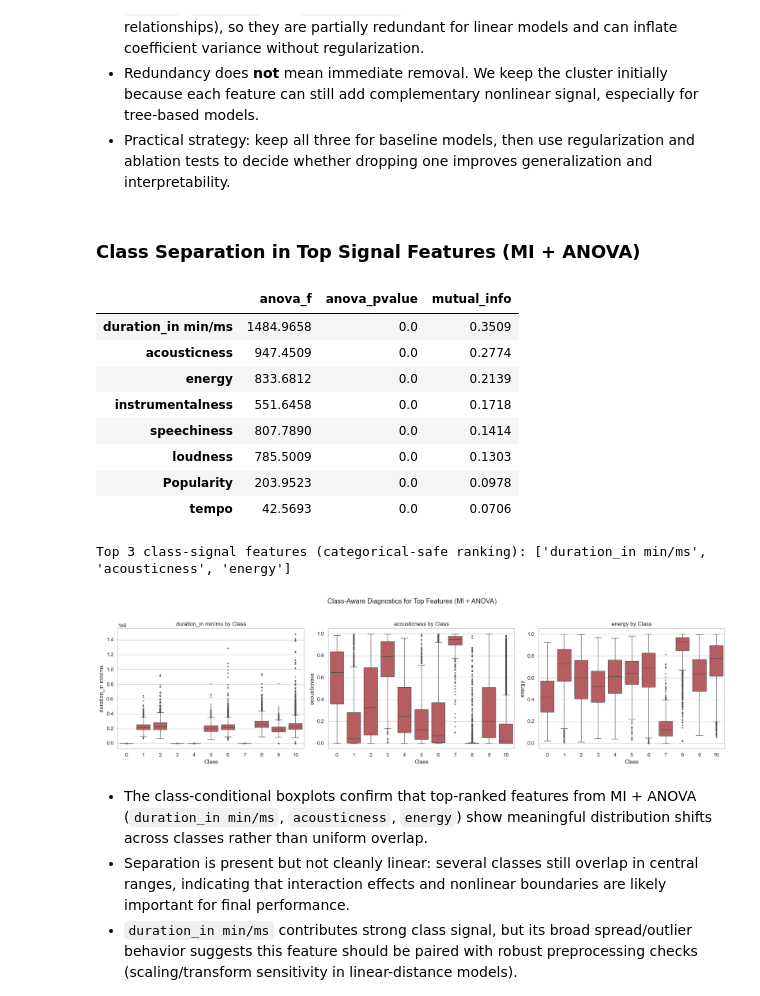
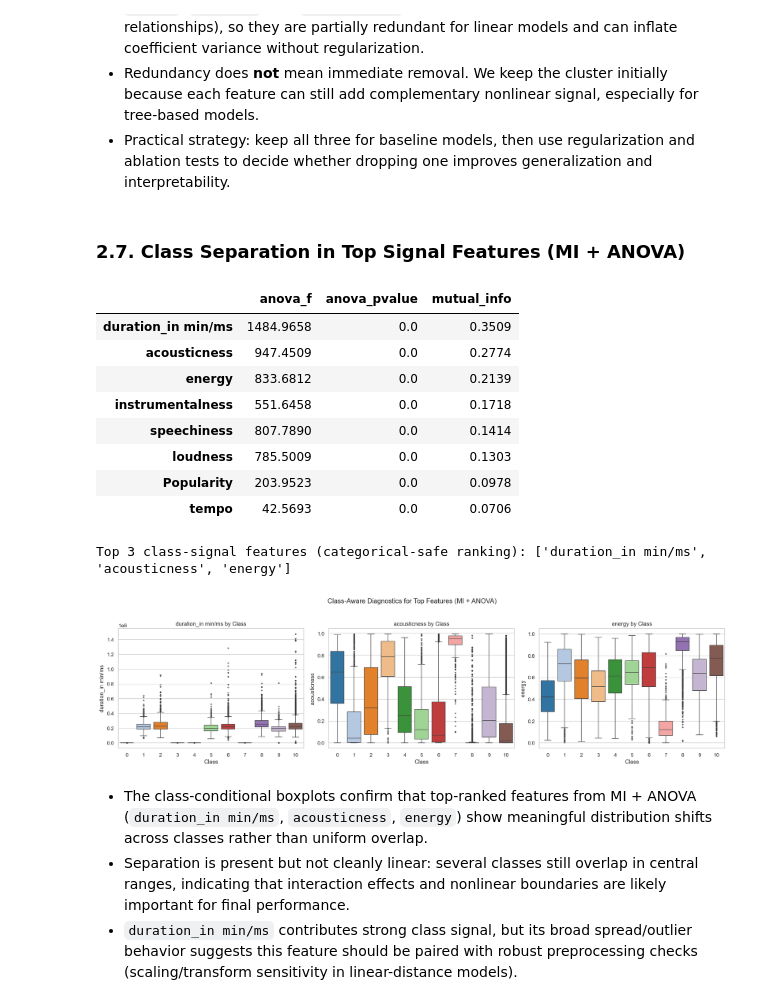
Before and after one commit to 7u4n10/ml-music-class, a Jupyter notebook: notebooks/project_part_2_Team_#.ipynb, the cells around one changed output. Saved outputs shown, nothing was run; the diff lists cells and outputs as text; code cells hidden in the pictures.

```diff
--- a/notebooks/project_part_2_Team_#.ipynb
+++ b/notebooks/project_part_2_Team_#.ipynb
@@ -114,0 +218,6 @@ summary_table
+# %%
+# Quick categorical sanity checks.
+for col in CATEGORICAL_SNAPSHOT_COLS:
+    if col in df.columns:
+        print(f"\nValue counts for {col}:")
+        display(df[col].value_counts(dropna=False).to_frame("count"))
@@ -117,11 +239,12 @@ summary_table
 # %%
 # Question: What are the distribution shapes and skew patterns of focused features?
-plot_df = eda_df[focused_features].copy()
+plot_df = eda_df[FOCUSED_FEATURES].copy()
+feature_palette = sns.color_palette(PALETTE, n_colors=len(FOCUSED_FEATURES))
 
-fig, axes = plt.subplots(2, 4, figsize=(20, 9))
-for i, col in enumerate(focused_features):
+fig, axes = plt.subplots(2, 4, figsize=FIGSIZE_WIDE)
+for i, col in enumerate(FOCUSED_FEATURES):
     ax = axes[i // 4, i % 4]
-    sns.histplot(plot_df[col], bins=35, kde=True, ax=ax, color="#4C72B0")
+    sns.histplot(plot_df[col], bins=35, kde=True, ax=ax, color=feature_palette[i])
     ax.set_title(f"Histogram: {col}")
     ax.set_xlabel(col)
 
@@ -187,9 +321,10 @@ scatter_pairs = [
     ("energy", "acousticness"),
     ("loudness", "acousticness"),
 ]
+scatter_palette = sns.color_palette(PALETTE, n_colors=len(scatter_pairs))
 
-fig, axes = plt.subplots(1, 3, figsize=(18, 5))
-for ax, (x_col, y_col) in zip(axes, scatter_pairs):
+fig, axes = plt.subplots(1, 3, figsize=FIGSIZE_THREE_PANEL)
+for ax, (x_col, y_col), pair_color in zip(axes, scatter_pairs, scatter_palette):
     sns.scatterplot(
         data=eda_df,
         x=x_col,
@@ -198,6 +333,7 @@ for ax, (x_col, y_col) in zip(axes, scatter_pairs):
         s=18,
         linewidth=0,
         ax=ax,
+        color=pair_color,
     )
     ax.set_title(f"{x_col} vs {y_col}")
 
@@ -213,53 +349,63 @@ Correlation conclusions for modeling:
 - Redundancy does **not** mean immediate removal. We keep the cluster initially because each feature can still add complementary nonlinear signal, especially for tree-based models.
 - Practical strategy: keep all three for baseline models, then use regularization and ablation tests to decide whether dropping one improves generalization and interpretability.
 # %% [markdown]
-### Class Separation in Top Signal Features (MI + ANOVA)
+### 2.7. Class Separation in Top Signal Features (MI + ANOVA)
 # %%
 # Question: Which top signal features differ most across classes?
 # `Class` is categorical, so Pearson correlation to class codes is not appropriate.
 from sklearn.feature_selection import f_classif, mutual_info_classif
 
-X = eda_df[focused_features].copy()
-y = eda_df[target_col].copy()
+X = eda_df[FOCUSED_FEATURES].copy()
+y = eda_df[TARGET_COL].copy()
 
 # Handle missingness for score computation.
 X_imputed = X.fillna(X.median(numeric_only=True))
 
 f_vals, p_vals = f_classif(X_imputed, y)
-mi_vals = mutual_info_classif(X_imputed, y, random_state=42)
+mi_vals = mutual_info_classif(X_imputed, y, random_state=RANDOM_STATE)
 
 signal_rank = pd.DataFrame({
     "anova_f": f_vals,
     "anova_pvalue": p_vals,
     "mutual_info": mi_vals,
-}, index=focused_features).sort_values(["mutual_info", "anova_f"], ascending=False)
+}, index=FOCUSED_FEATURES).sort_values(["mutual_info", "anova_f"], ascending=False)
 
 display(signal_rank.round(4))
 
 top3_by_class_signal = signal_rank.head(3).index.tolist()
 print("Top 3 class-signal features (categorical-safe ranking):", top3_by_class_signal)
 
-fig, axes = plt.subplots(1, 3, figsize=(19, 5), sharex=False)
+fig, axes = plt.subplots(1, 3, figsize=FIGSIZE_THREE_PANEL, sharex=False)
 for ax, feature in zip(axes, top3_by_class_signal):
-    sns.boxplot(data=eda_df, x=target_col, y=feature, ax=ax, color="#C44E52", fliersize=2)
+    sns.boxplot(
+        data=eda_df,
+        x=TARGET_COL,
+        y=feature,
+        ax=ax,
+        hue=TARGET_COL,
+        order=class_order,
+        palette=class_palette_map,
+        fliersize=2,
+        legend=False,
+    )
     ax.set_title(f"{feature} by Class")
-    ax.set_xlabel("Class")
+    ax.set_xlabel(TARGET_COL)
 
 plt.suptitle("Class-Aware Diagnostics for Top Features (MI + ANOVA)", y=1.03)
 plt.tight_layout()
 plt.show()
 # %% [output]
 |  | anova_f | anova_pvalue | mutual_info |
 | duration_in min/ms | 1484.9658 | 0.0 | 0.3509 |
 | acousticness | 947.4509 | 0.0 | 0.2774 |
 | energy | 833.6812 | 0.0 | 0.2139 |
 | instrumentalness | 551.6458 | 0.0 | 0.1718 |
 | speechiness | 807.7890 | 0.0 | 0.1414 |
 | loudness | 785.5009 | 0.0 | 0.1303 |
 | Popularity | 203.9523 | 0.0 | 0.0978 |
 | tempo | 42.5693 | 0.0 | 0.0706 |
 Top 3 class-signal features (categorical-safe ranking): ['duration_in min/ms', 'acousticness', 'energy']
-[figure, old version]
+[figure, new version]
 # %% [markdown]
 - The class-conditional boxplots confirm that top-ranked features from MI + ANOVA (`duration_in min/ms`, `acousticness`, `energy`) show meaningful distribution shifts across classes rather than uniform overlap.
 - Separation is present but not cleanly linear: several classes still overlap in central ranges, indicating that interaction effects and nonlinear boundaries are likely important for final performance.
```
Also changed, not shown: parts of 39 cells of this notebook, 2 other files.
